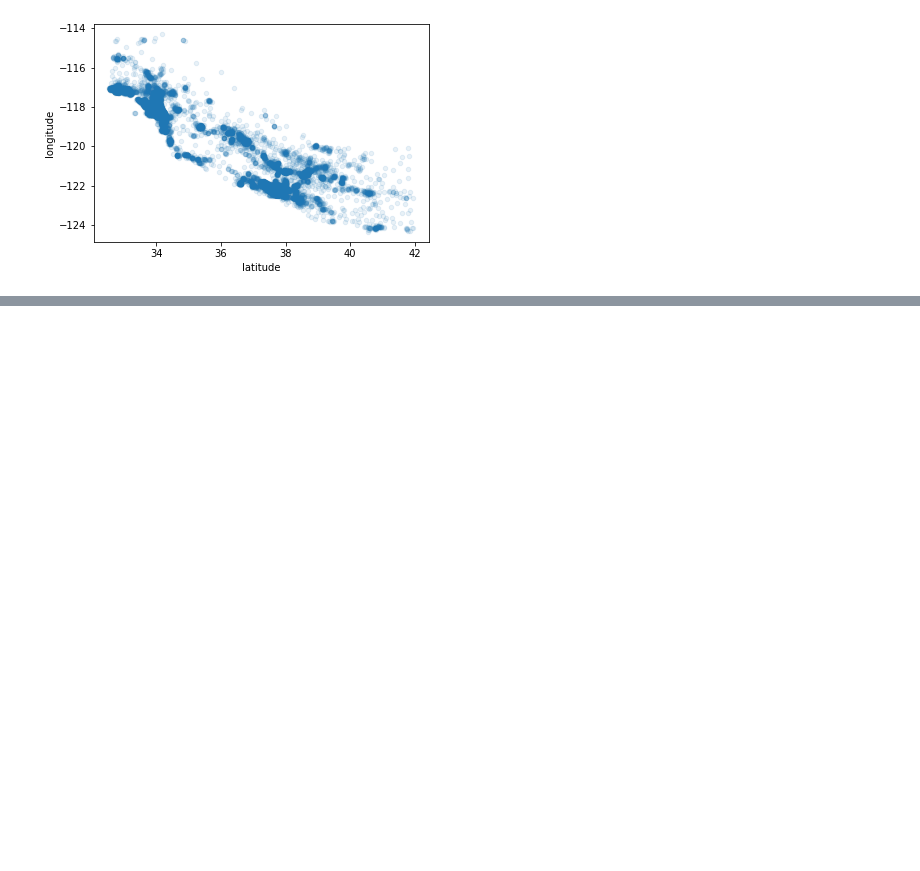
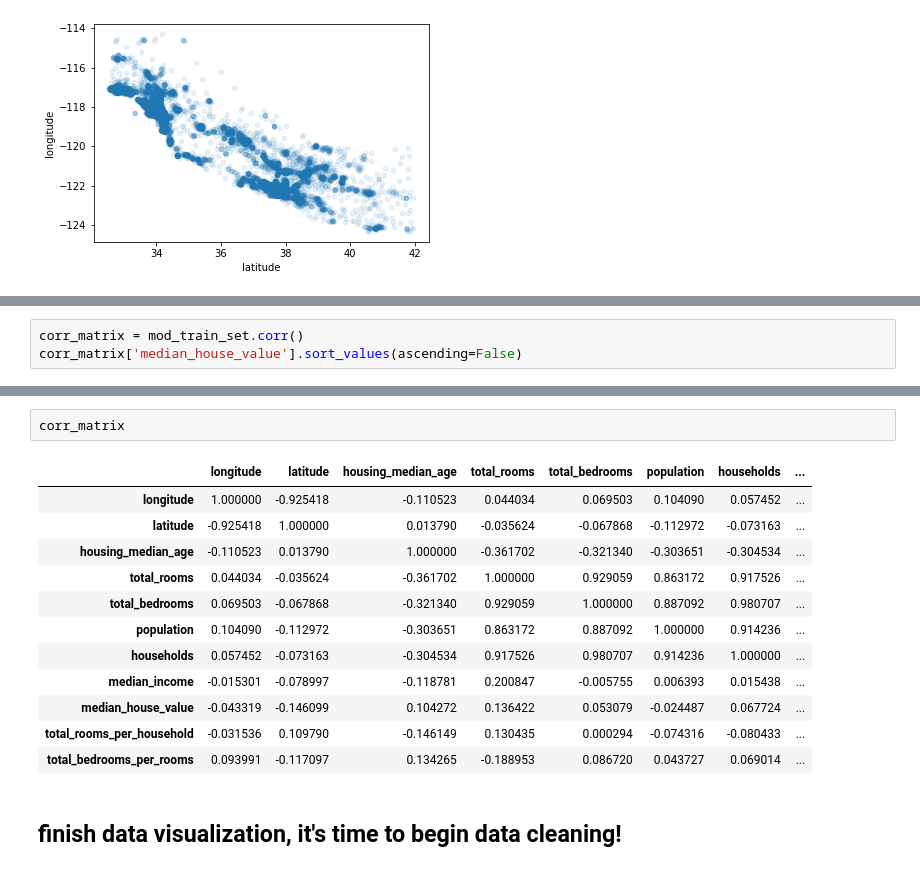
Before and after one commit to korntewin/practice-handson-ml2, a Jupyter notebook: ch2 end to end ml project - house_pricing_analysis.ipynb, the cells around one changed output, grey strips where cells are left out. Drawn from its saved outputs; the diff is of its cells as text; blank space fills up the shorter version.

```diff
--- a/ch2 end to end ml project - house_pricing_analysis.ipynb
+++ b/ch2 end to end ml project - house_pricing_analysis.ipynb
@@ -244,0 +348,3 @@ train_set.plot(kind='scatter', x='latitude', y = 'longitude', alpha = 0.1)
+# %%
+corr_matrix = mod_train_set.corr()
+corr_matrix['median_house_value'].sort_values(ascending=False)
@@ -244,0 +364,17 @@ train_set.plot(kind='scatter', x='latitude', y = 'longitude', alpha = 0.1)
+# %%
+corr_matrix
+# %% [output]
+|  | longitude | latitude | housing_median_age | total_rooms | total_bedrooms | population | households | ... |
+| longitude | 1.000000 | -0.925418 | -0.110523 | 0.044034 | 0.069503 | 0.104090 | 0.057452 | ... |
+| latitude | -0.925418 | 1.000000 | 0.013790 | -0.035624 | -0.067868 | -0.112972 | -0.073163 | ... |
+| housing_median_age | -0.110523 | 0.013790 | 1.000000 | -0.361702 | -0.321340 | -0.303651 | -0.304534 | ... |
+| total_rooms | 0.044034 | -0.035624 | -0.361702 | 1.000000 | 0.929059 | 0.863172 | 0.917526 | ... |
+| total_bedrooms | 0.069503 | -0.067868 | -0.321340 | 0.929059 | 1.000000 | 0.887092 | 0.980707 | ... |
+| population | 0.104090 | -0.112972 | -0.303651 | 0.863172 | 0.887092 | 1.000000 | 0.914236 | ... |
+| households | 0.057452 | -0.073163 | -0.304534 | 0.917526 | 0.980707 | 0.914236 | 1.000000 | ... |
+| median_income | -0.015301 | -0.078997 | -0.118781 | 0.200847 | -0.005755 | 0.006393 | 0.015438 | ... |
+| median_house_value | -0.043319 | -0.146099 | 0.104272 | 0.136422 | 0.053079 | -0.024487 | 0.067724 | ... |
+| total_rooms_per_household | -0.031536 | 0.109790 | -0.146149 | 0.130435 | 0.000294 | -0.074316 | -0.080433 | ... |
+| total_bedrooms_per_rooms | 0.093991 | -0.117097 | 0.134265 | -0.188953 | 0.086720 | 0.043727 | 0.069014 | ... |
+# %% [markdown]
+## finish data visualization, it's time to begin data cleaning!
```
Also changed, not shown: parts of 29 cells of this notebook, 1 other file.
